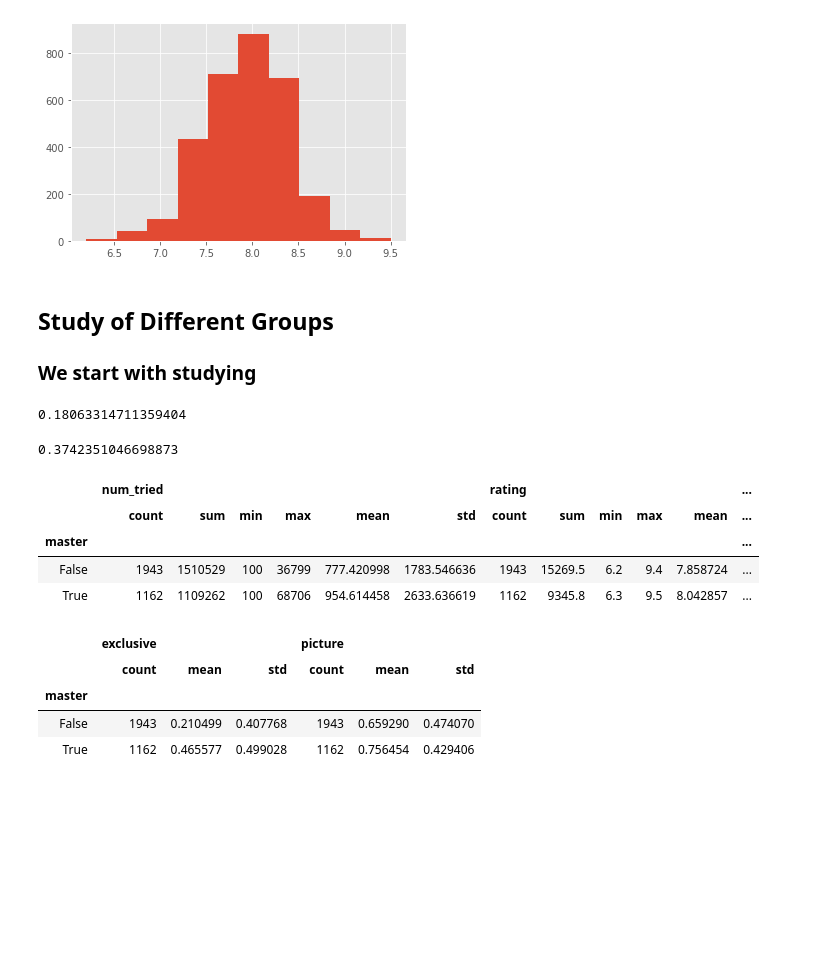
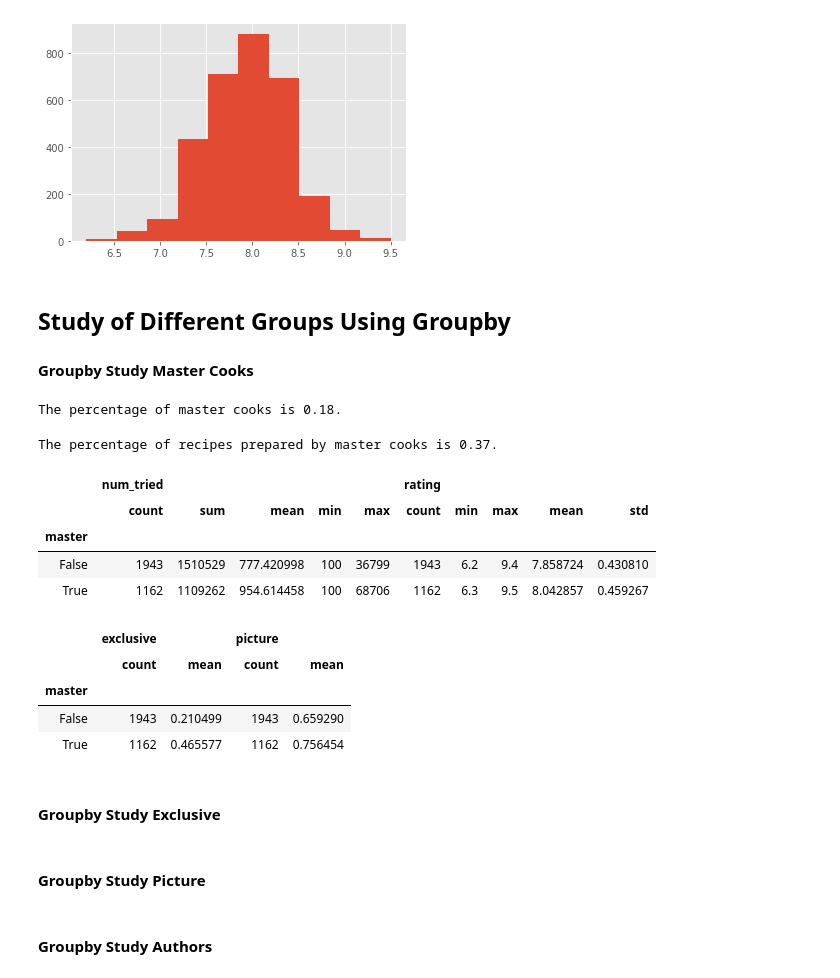
Before and after one commit to shimmer-croissant0707/web_scraping_project, a Jupyter notebook: Web_Scraping_Project.ipynb, the cells around one changed output. Drawn from its saved outputs; the diff is of its cells as text; code cells hidden in the pictures; blank space fills up the shorter version.

```diff
--- a/Web_Scraping_Project.ipynb
+++ b/Web_Scraping_Project.ipynb
@@ -106,7 +104,13 @@ len(ingred)
 # %% [output]
 909
 # %%
+# There are 928 ingredients and this needs to be organized since people sometimes refer to the same thing with
+# different names, so we write the following function to normalize it
 def normalize_ingredients(list_):
+    '''
+    Input: list of ingredients in Chinese
+    Output: list of ingredients, most in English and some in Chinese which avoids confusion caused by namings
+    '''
     for n, i in enumerate(list_):
         if i in {'三奈','仔姜','姜','姜丝','姜块','姜末','姜汁','姜泥','姜片','姜碎', '姜粉', \
                  '姜花','姜茸', '姜蓉','姜黄粉', '嫩姜','山奈','干姜','鲜姜', '泡姜','老姜','良姜','生姜','沙姜'}:
@@ -342,6 +346,3 @@ ingreds
  '鹽',
  '黄芪',
  '黄花菜'}
-# %%
-for i in range(len(all_recipes)):
-    all_recipes['ingredients'][i] = normalize_ingredients(all_recipes['ingredients'][i].split(','))
@@ -352,3 +349,7 @@ See the caveats in the documentation: http://pandas.pydata.org/pandas-docs/stabl
+# %%
+# apply the normalize_ingredients function to each row's ingredients
+all_recipes['ingredients'] = list(map(lambda list_: normalize_ingredients(list_.split(',')), \
+                                      all_recipes['ingredients']))
 # %%
 # calculate how many ingredients are needed for each recipe
 all_recipes['num_ingred'] = all_recipes['ingredients'].apply(lambda list_: len(list_))
@@ -406,35 +407,45 @@ plt.hist(all_recipes['rating'])
  <a list of 10 Patch objects>)
 [figure]
 # %% [markdown]
-## Study of Different Groups
-### We start with studying
+## Study of Different Groups Using Groupby
+#### Groupby Study Master Cooks
 # %%
 # master chefs
 authors = all_recipes[['author', 'master']]
 authors = authors.drop_duplicates()
-sum(authors['master'])/len(authors)
+master_ratio = sum(authors['master'])/len(authors)
+print('The percentage of master cooks is %.2f'%master_ratio + '.')
 # %% [output]
-0.18063314711359404
+The percentage of master cooks is 0.18.
-# %%
-sum(all_recipes['master'])/len(all_recipes)
-# %% [output]
-0.3742351046698873
+# %%
+master_recipe = sum(all_recipes['master'])/len(all_recipes)
+print('The percentage of recipes prepared by master cooks is %.2f'%master_recipe + '.')
+# %% [output]
+The percentage of recipes prepared by master cooks is 0.37.
 # %%
 ifMaster = all_recipes.groupby(['master'])
-ifMaster.agg(['count', 'sum', 'min', 'max', 'mean', 'std'])[['num_tried', 'rating']]
+colFun = {'num_tried':['count','sum','mean','min','max'],
+          'rating':['count','min','max','mean','std']}
+ifMaster.agg(colFun)
 # %% [output]
-|  | num_tried |  |  |  |  |  | rating |  |  |  |  | ... |
-|  | count | sum | min | max | mean | std | count | sum | min | max | mean | ... |
-| master |  |  |  |  |  |  |  |  |  |  |  | ... |
-| False | 1943 | 1510529 | 100 | 36799 | 777.420998 | 1783.546636 | 1943 | 15269.5 | 6.2 | 9.4 | 7.858724 | ... |
-| True | 1162 | 1109262 | 100 | 68706 | 954.614458 | 2633.636619 | 1162 | 9345.8 | 6.3 | 9.5 | 8.042857 | ... |
+|  | num_tried |  |  |  |  | rating |  |  |  |  |
+|  | count | sum | mean | min | max | count | min | max | mean | std |
+| master |  |  |  |  |  |  |  |  |  |  |
+| False | 1943 | 1510529 | 777.420998 | 100 | 36799 | 1943 | 6.2 | 9.4 | 7.858724 | 0.430810 |
+| True | 1162 | 1109262 | 954.614458 | 100 | 68706 | 1162 | 6.3 | 9.5 | 8.042857 | 0.459267 |
 # %%
-ifMaster.agg(['count', 'mean', 'std'])[['exclusive', 'picture']]
+ifMaster.agg(['count', 'mean'])[['exclusive', 'picture']]
 # %% [output]
-|  | exclusive |  |  | picture |  |  |
-|  | count | mean | std | count | mean | std |
-| master |  |  |  |  |  |  |
-| False | 1943 | 0.210499 | 0.407768 | 1943 | 0.659290 | 0.474070 |
-| True | 1162 | 0.465577 | 0.499028 | 1162 | 0.756454 | 0.429406 |
+|  | exclusive |  | picture |  |
+|  | count | mean | count | mean |
+| master |  |  |  |  |
+| False | 1943 | 0.210499 | 1943 | 0.659290 |
+| True | 1162 | 0.465577 | 1162 | 0.756454 |
+# %% [markdown]
+#### Groupby Study Exclusive
+# %% [markdown]
+#### Groupby Study Picture
+# %% [markdown]
+#### Groupby Study Authors
 # %%
 authorGroup = all_recipes.groupby(['author'])
```
Also changed, not shown: parts of 10 cells of this notebook.
